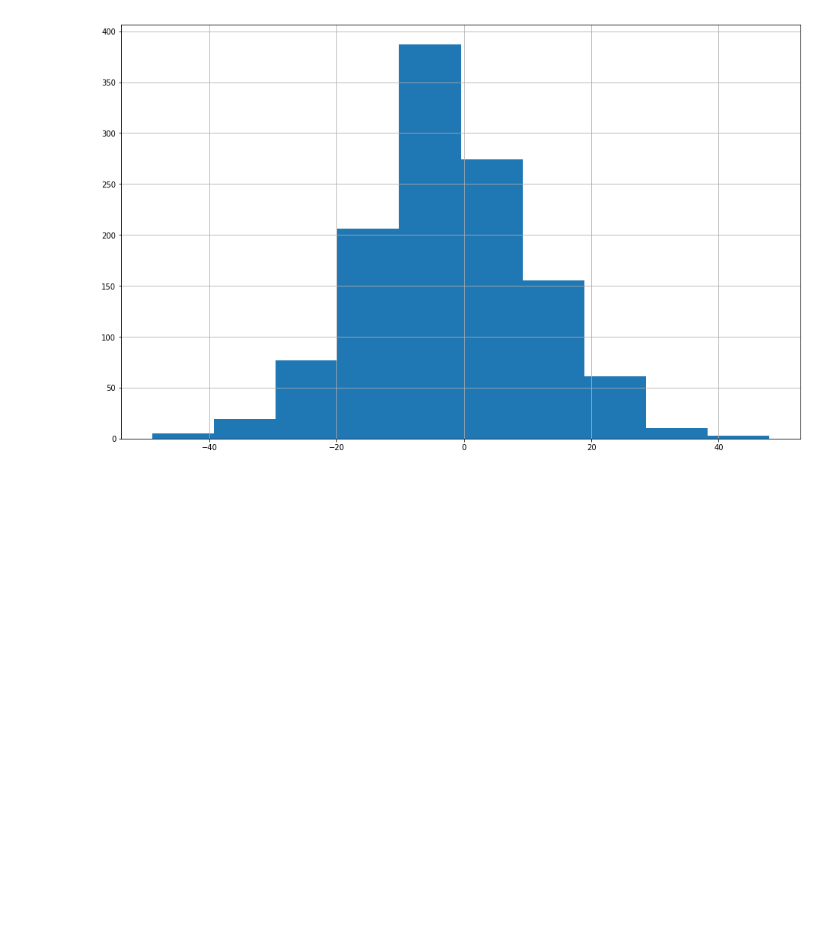
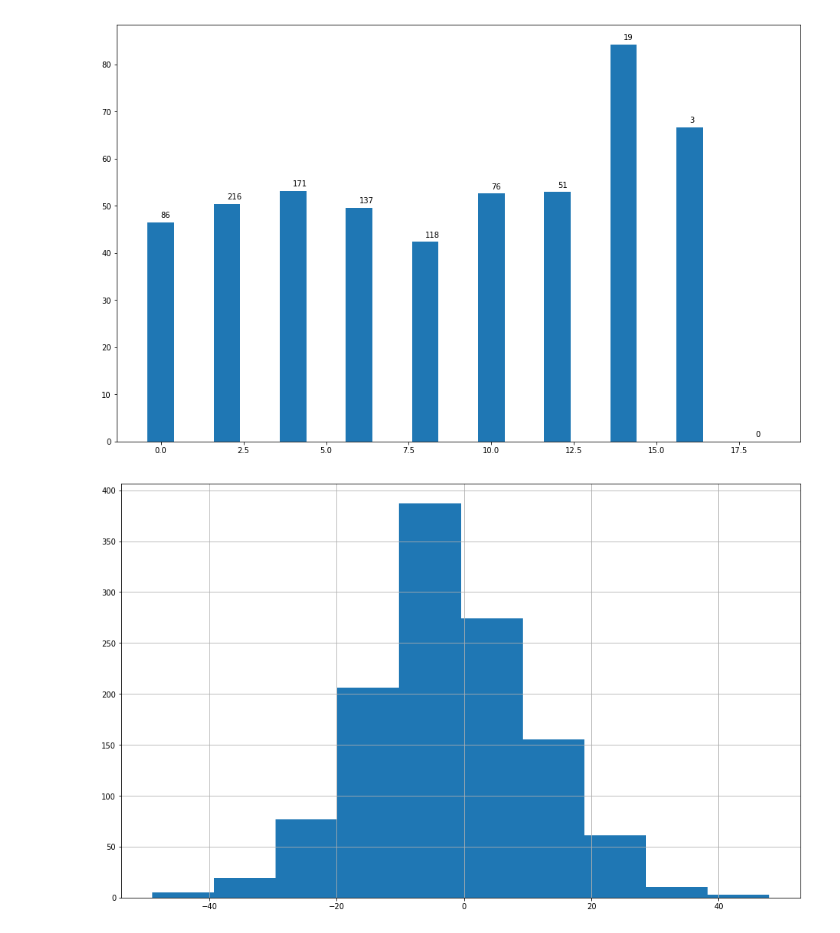
Before and after one commit to laimis/gamepredictions, a Jupyter notebook: notebooks/Line analysis.ipynb, the cells around one changed output. Saved outputs shown, nothing was run; the diff lists cells and outputs as text; code cells hidden in the pictures; blank space fills up the shorter version.

```diff
--- a/notebooks/Line analysis.ipynb
+++ b/notebooks/Line analysis.ipynb
@@ -48,3 +84,28 @@ print(winner,"wins and", losser, "losses,", "{0:2f}".format(pct))
+# %%
+def win_pct(df, b1, b2):
+    subset = df[(df.line_spread >= b1) & (df.line_spread < b2)]
+    return (subset.line_correct.mean(), len(subset))
+
+
+pcts = []
+xs = []
+lengths = []
+for x in range(0, 20, 2):
+    xs.append(abs(x))
+    pct,length = win_pct(df_clean, x, x+2)
+    if math.isnan(pct):
+        pct = 0
+    pcts.append(pct * 100)
+    lengths.append(length)
+
+plt.figure(figsize=(16,10))
+plt.bar(height=pcts, x=xs);
+
+for i, pos in enumerate(xs):
+    val = pcts[i]
+    plt.text(pos, val + 1, lengths[i])
+# %% [output]
+[figure, added]
 # %%
 (df_clean["away_points"] - df_clean["home_points"]).hist(figsize=(16,10));
 # %% [output]
```
Also changed, not shown: parts of 11 cells of this notebook.
